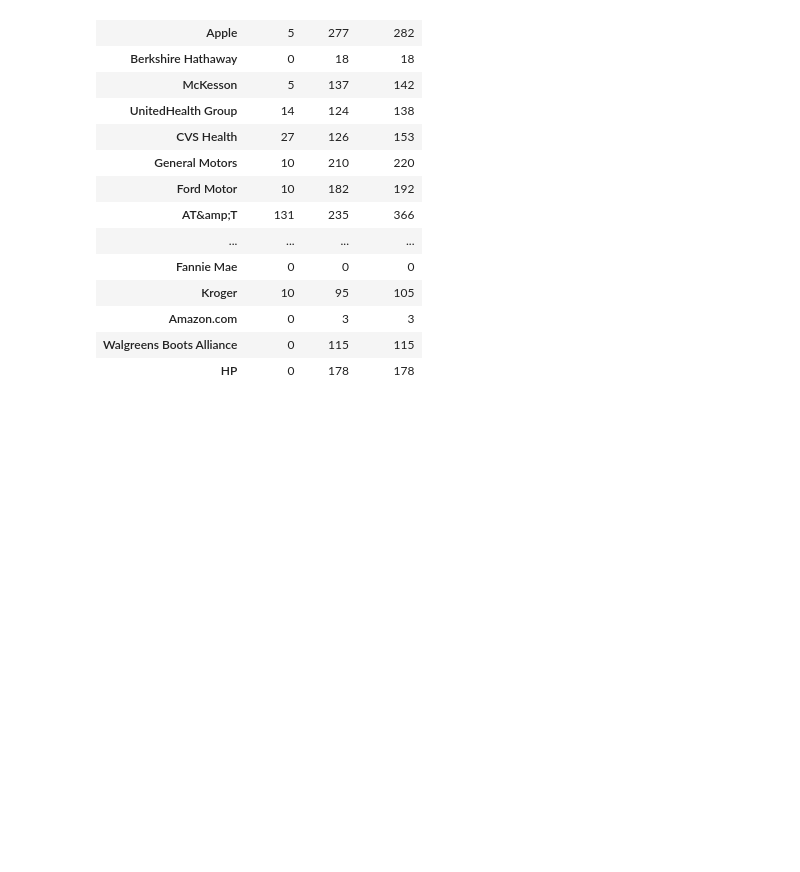
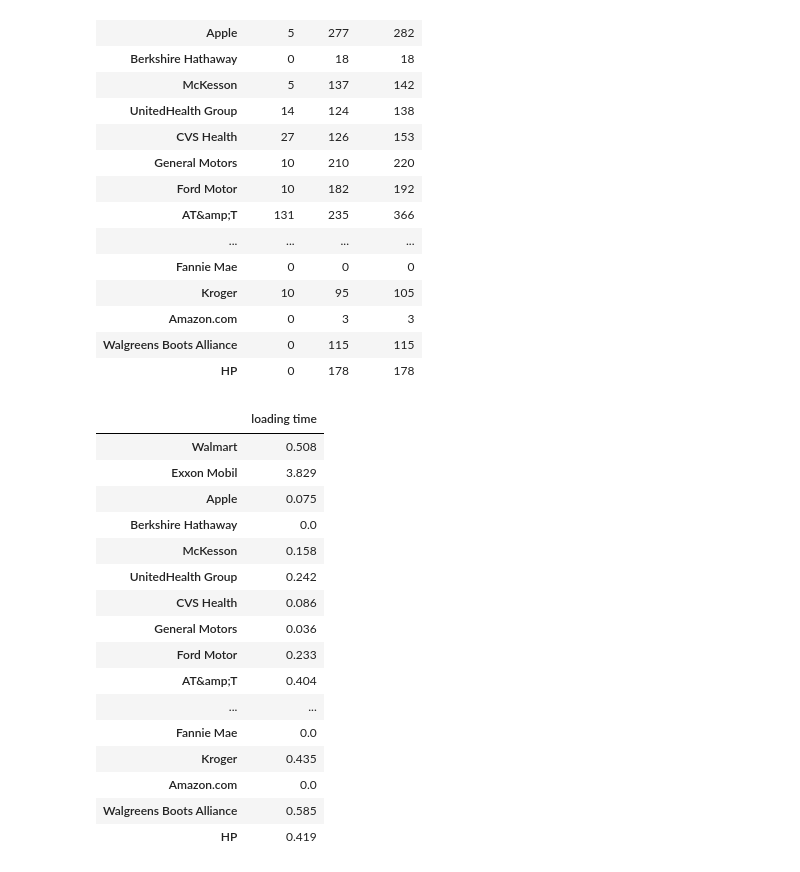
Before and after one commit to danaiav/thesis_msc_business_analytics, a Jupyter notebook: Metrics of successful sites and companies.ipynb, the cells around one changed output. Drawn from its saved outputs; the diff is of its cells as text; code cells hidden in the pictures; blank space fills up the shorter version.

Commit message:
Code added for the calculation of the loading time of the html pages

```diff
--- a/Metrics of successful sites and companies.ipynb
+++ b/Metrics of successful sites and companies.ipynb
@@ -245,3 +245,7 @@ sites_links
 | Amazon.com | 0 | 3 | 3 |
 | Walgreens Boots Alliance | 0 | 115 | 115 |
 | HP | 0 | 178 | 178 |
+# %%
+#The initial lists we will need in order to calculate the loading time
+lt_nm = []
+lt_time = []
@@ -247,0 +279,23 @@ sites_links
+# %%
+#creating the data frame with the loading times
+d3 = {'loading time' : pd.Series(lt_time, index=[lt_nm])}
+loading_time = pd.DataFrame(d3)
+loading_time
+# %% [output]
+|  | loading time |
+| Walmart | 0.508 |
+| Exxon Mobil | 3.829 |
+| Apple | 0.075 |
+| Berkshire Hathaway | 0.0 |
+| McKesson | 0.158 |
+| UnitedHealth Group | 0.242 |
+| CVS Health | 0.086 |
+| General Motors | 0.036 |
+| Ford Motor | 0.233 |
+| AT&amp;T | 0.404 |
+| ... | ... |
+| Fannie Mae | 0.0 |
+| Kroger | 0.435 |
+| Amazon.com | 0.0 |
+| Walgreens Boots Alliance | 0.585 |
+| HP | 0.419 |
```
Also changed, not shown: parts of 2 cells of this notebook.
